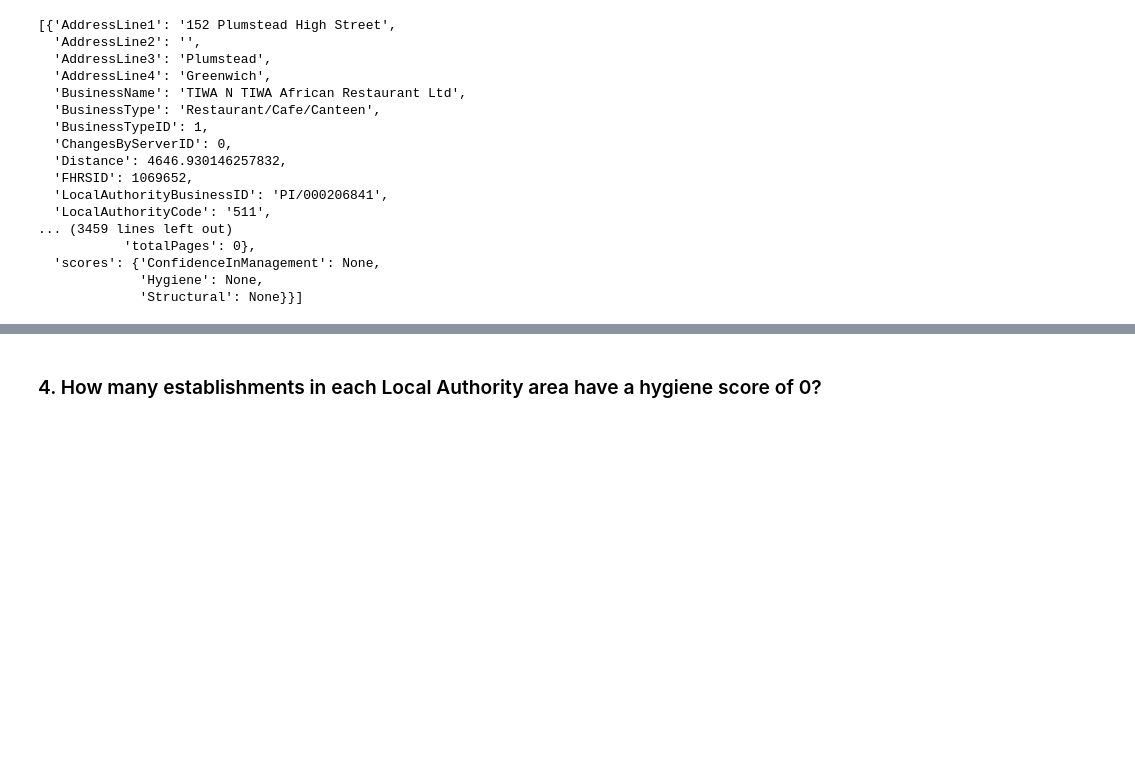
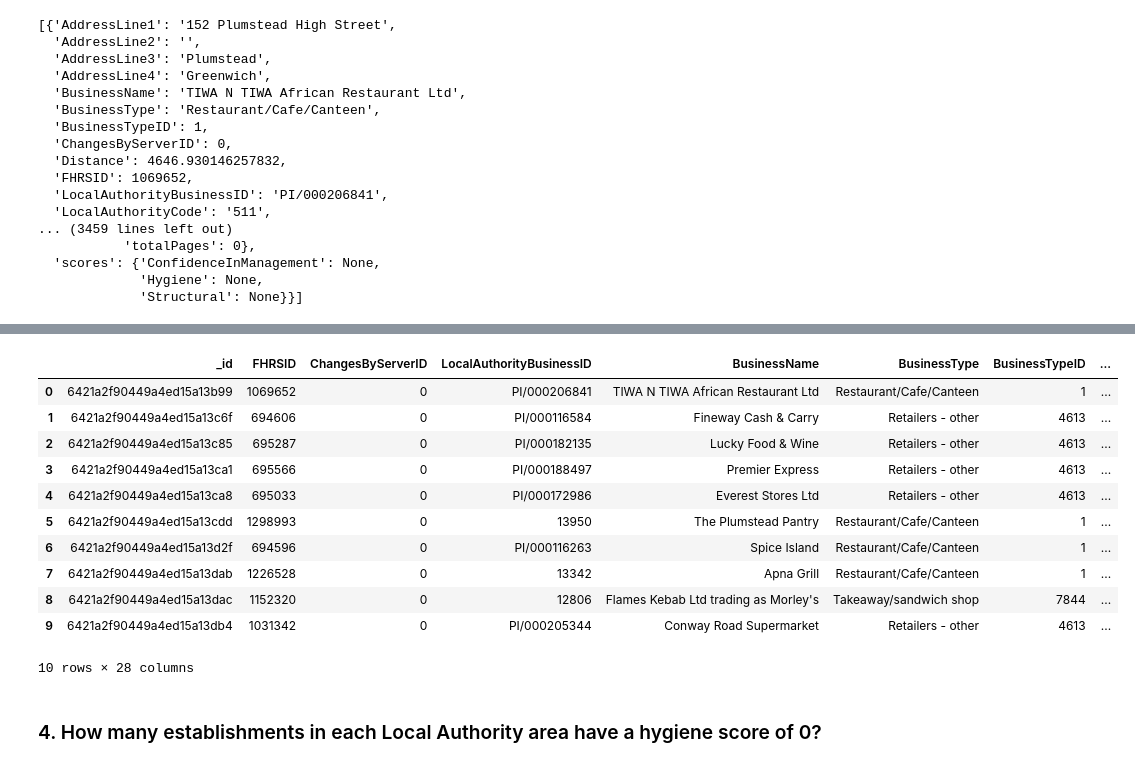
Before and after one commit to minmincg/nosql-challenge, a Jupyter notebook: NoSQL_analysis_starter.ipynb, the cells around one changed output, grey strips where cells are left out. Drawn from its saved outputs; the diff is of its cells as text; code cells hidden in the pictures; blank space fills up the shorter version.

```diff
--- a/NoSQL_analysis_starter.ipynb
+++ b/NoSQL_analysis_starter.ipynb
@@ -168,9 +171,11 @@ nearest = {'geocode.latitude':{'$lte':(latitude+degree_search),'$gte':(latitude-
            'RatingValue':{'$gte':'5'}
           }
 sort =  [('scores.Hygiene',-1)]
+
+nearest_data=list(establishments.find(nearest).sort(sort))
+pprint(nearest_data)
 # Print the results
-pprint(list(establishments.find(nearest).sort(sort)))
-nearest_data=db.establishments.find(nearest)
+pprint(nearest_data)
 # %% [output]
 [{'AddressLine1': '152 Plumstead High Street',
   'AddressLine2': '',
@@ -209,3 +200,18 @@ nearest_df=pd.DataFrame(nearest_data)
+# %%
+nearest_df.head(10)
+# %% [output]
+|  | _id | FHRSID | ChangesByServerID | LocalAuthorityBusinessID | BusinessName | BusinessType | BusinessTypeID | ... |
+| 0 | 6421a2f90449a4ed15a13b99 | 1069652 | 0 | PI/000206841 | TIWA N TIWA African Restaurant Ltd | Restaurant/Cafe/Canteen | 1 | ... |
+| 1 | 6421a2f90449a4ed15a13c6f | 694606 | 0 | PI/000116584 | Fineway Cash & Carry | Retailers - other | 4613 | ... |
+| 2 | 6421a2f90449a4ed15a13c85 | 695287 | 0 | PI/000182135 | Lucky Food & Wine | Retailers - other | 4613 | ... |
+| 3 | 6421a2f90449a4ed15a13ca1 | 695566 | 0 | PI/000188497 | Premier Express | Retailers - other | 4613 | ... |
+| 4 | 6421a2f90449a4ed15a13ca8 | 695033 | 0 | PI/000172986 | Everest Stores Ltd | Retailers - other | 4613 | ... |
+| 5 | 6421a2f90449a4ed15a13cdd | 1298993 | 0 | 13950 | The Plumstead Pantry | Restaurant/Cafe/Canteen | 1 | ... |
+| 6 | 6421a2f90449a4ed15a13d2f | 694596 | 0 | PI/000116263 | Spice Island | Restaurant/Cafe/Canteen | 1 | ... |
+| 7 | 6421a2f90449a4ed15a13dab | 1226528 | 0 | 13342 | Apna Grill | Restaurant/Cafe/Canteen | 1 | ... |
+| 8 | 6421a2f90449a4ed15a13dac | 1152320 | 0 | 12806 | Flames Kebab Ltd trading as Morley's | Takeaway/sandwich shop | 7844 | ... |
+| 9 | 6421a2f90449a4ed15a13db4 | 1031342 | 0 | PI/000205344 | Conway Road Supermarket | Retailers - other | 4613 | ... |
+10 rows × 28 columns
 # %% [markdown]
 ### 4. How many establishments in each Local Authority area have a hygiene score of 0?
 # %%
```
Also changed, not shown: parts of 7 cells of this notebook, 1 other file.
